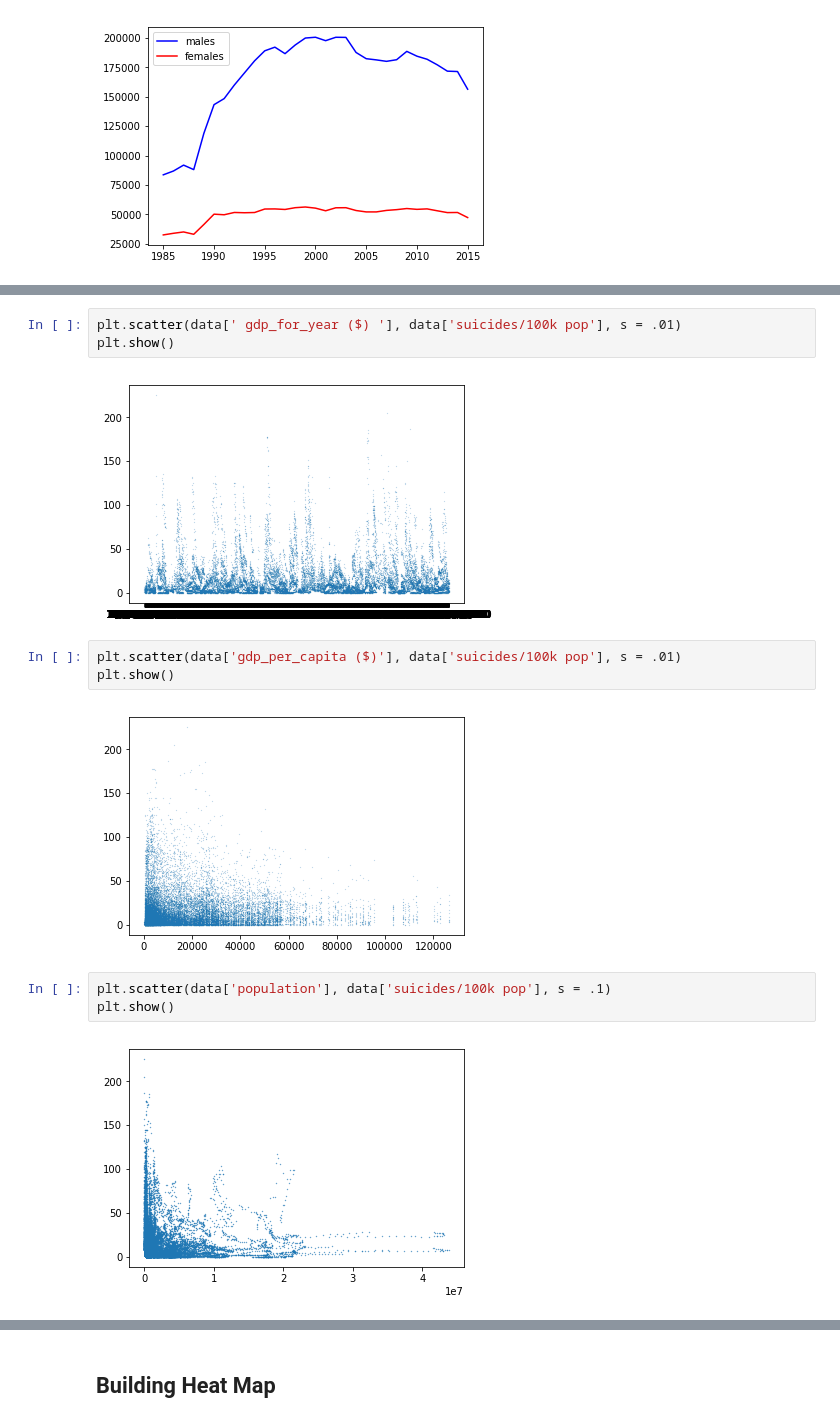
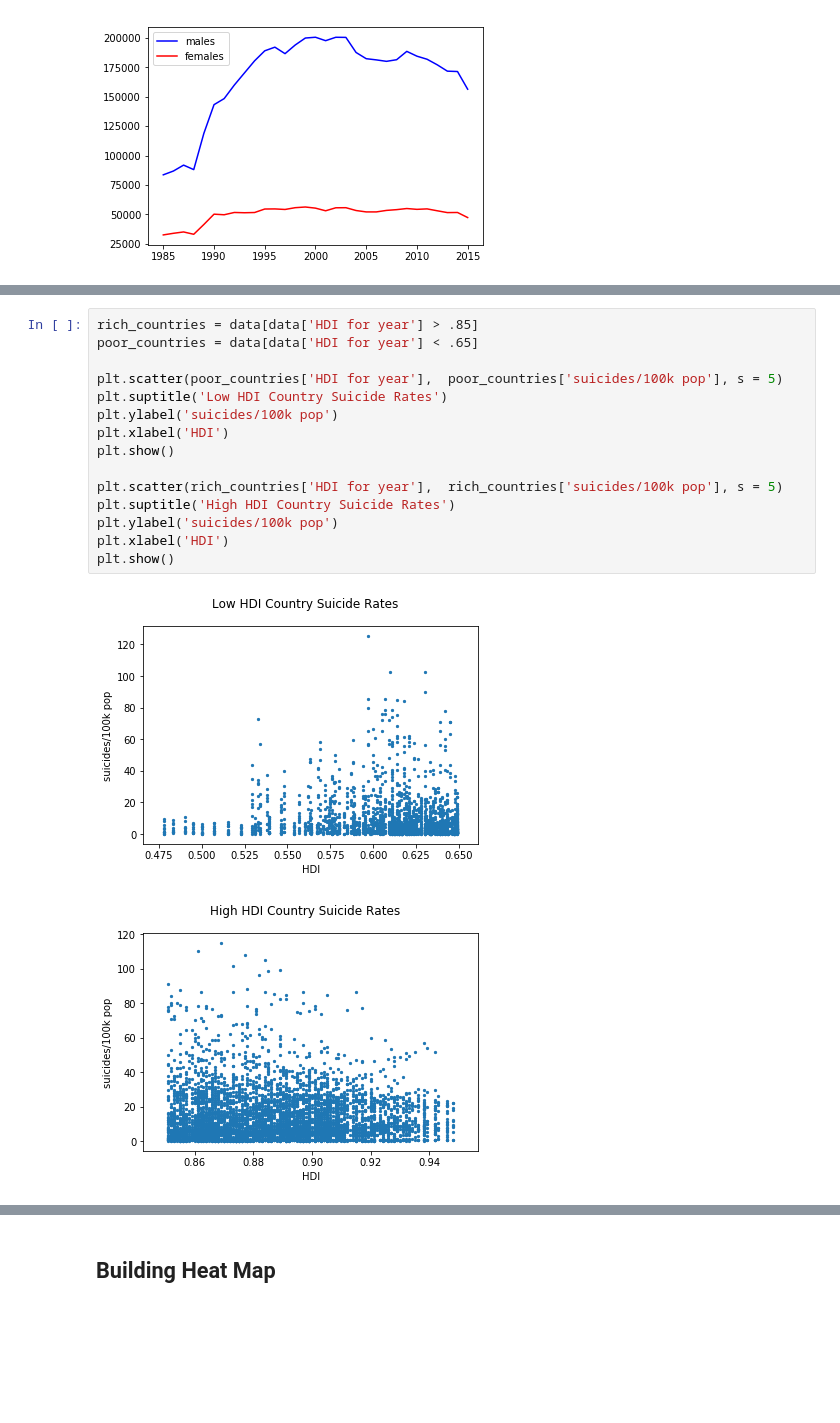
Before and after one commit to jbhesania/COGS108_26, a Jupyter notebook: DataExploration.ipynb, the cells around one changed output, grey strips where cells are left out. Cells and saved outputs as stored; diff of their text form; blank space fills up the shorter version.

Commit message:
new graphs

```diff
--- a/DataExploration.ipynb
+++ b/DataExploration.ipynb
@@ -241,15 +213,18 @@ plt.show()
-# %%
-plt.scatter(data[' gdp_for_year ($) '], data['suicides/100k pop'], s = .01)
-plt.show()
-# %% [output]
-[figure, removed]
-# %%
-plt.scatter(data['gdp_per_capita ($)'], data['suicides/100k pop'], s = .01)
-plt.show()
-# %% [output]
-[figure, removed]
-# %%
-plt.scatter(data['population'], data['suicides/100k pop'], s = .1)
-plt.show()
-# %% [output]
-[figure, removed]
+# %%
+rich_countries = data[data['HDI for year'] > .85]
+poor_countries = data[data['HDI for year'] < .65]
+
+plt.scatter(poor_countries['HDI for year'],  poor_countries['suicides/100k pop'], s = 5)
+plt.suptitle('Low HDI Country Suicide Rates')
+plt.ylabel('suicides/100k pop')
+plt.xlabel('HDI')
+plt.show()
+
+plt.scatter(rich_countries['HDI for year'],  rich_countries['suicides/100k pop'], s = 5)
+plt.suptitle('High HDI Country Suicide Rates')
+plt.ylabel('suicides/100k pop')
+plt.xlabel('HDI')
+plt.show()
+# %% [output]
+[figure, added]
+[figure, added]
```
Also changed, not shown: parts of 7 cells of this notebook.
